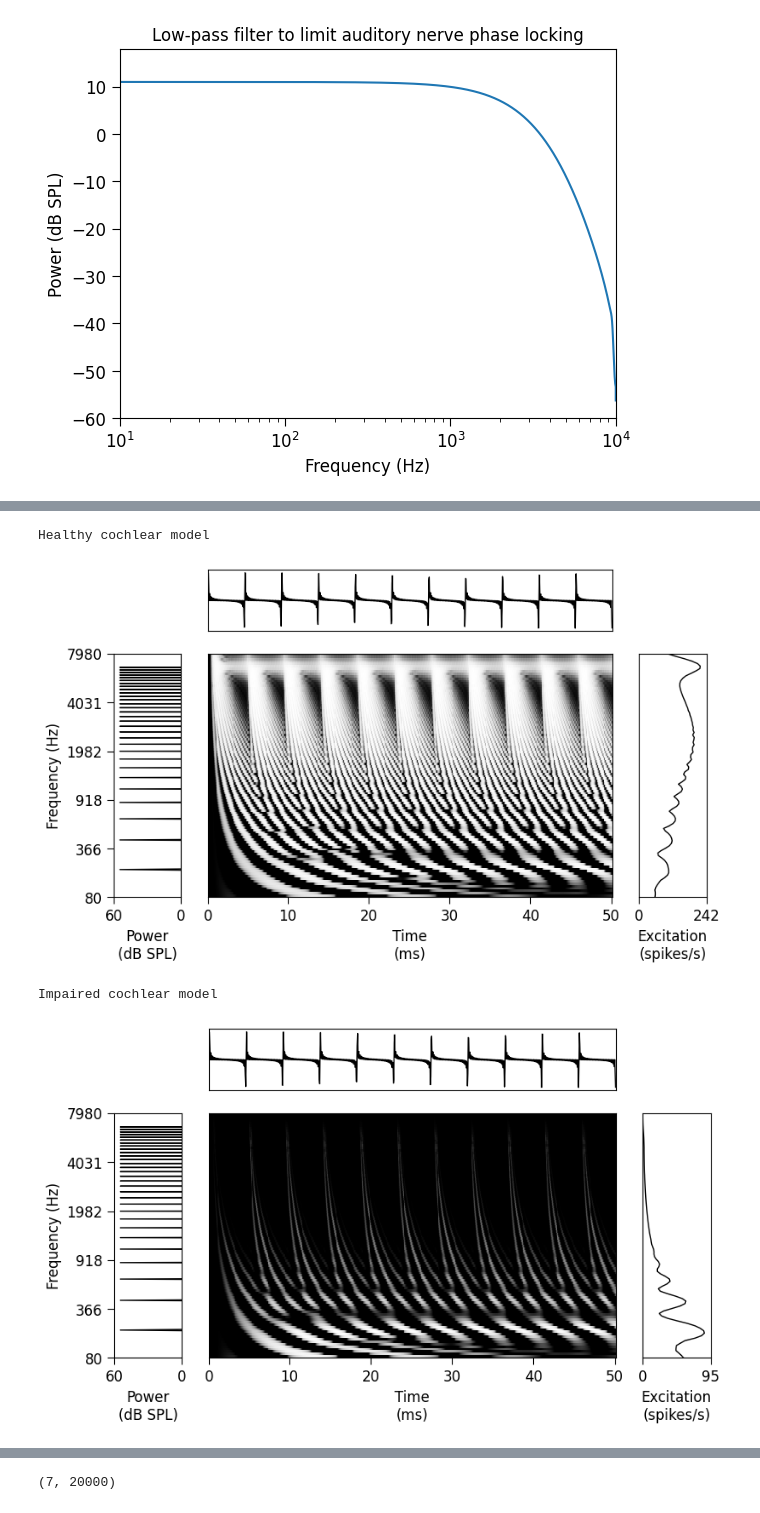
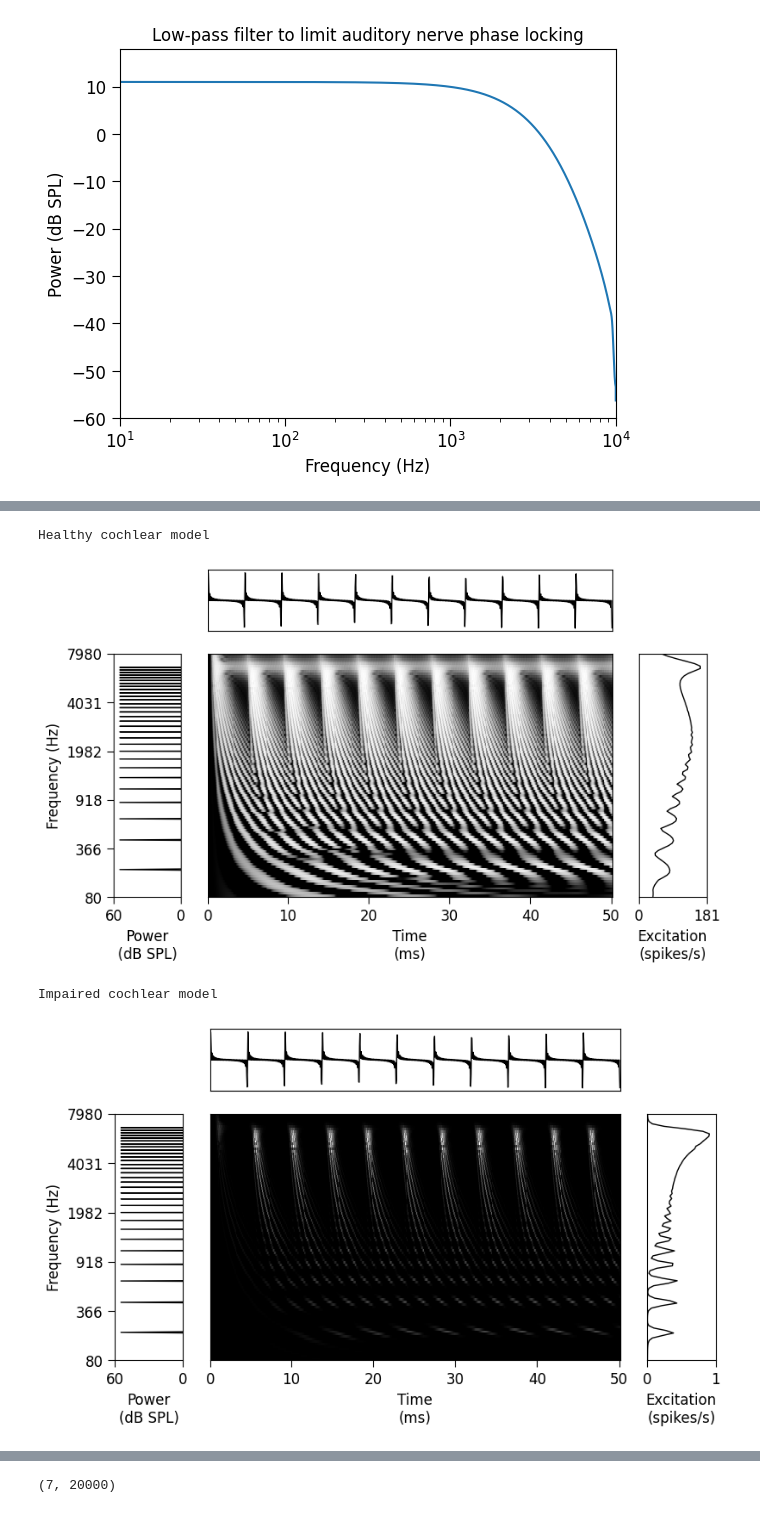
Before and after one commit to msaddler/auditory_model_tutorial, a Jupyter notebook: DEV.ipynb, the cells around one changed output, grey strips where cells are left out. Drawn from its saved outputs; the diff is of its cells as text; code cells hidden in the pictures.

```diff
--- a/DEV.ipynb
+++ b/DEV.ipynb
@@ -382,15 +355,24 @@ plt.show()
 # %%
+"""
+In the healthy ear, outer hair cells (OHCs) act as a cochlear amplifier,
+boosting responses to quiet sounds. Sensorineural hearing loss often
+involves the death or dysfunction of OHCs, resulting in elevated thresholds
+and a reduced dynamic range. We can simulate these effects by adjusting
+the rate-level function parameters.
+"""
+
 fig, ax = plt.subplots()
-for threshold in [0, 10, 20, 30, 40, 50, 60, 70]:
-    dynamic_range = 80.0 - threshold
+healthy_threshold = 0.0
+healthy_dynamic_range = 80.0
+for dbhl in np.arange(0, 75, 10):
     rate_level_function = modules.SigmoidRateLevelFunction(
         rate_spont=0.0,
         rate_max=250.0,
-        threshold=threshold,
-        dynamic_range=dynamic_range,
+        threshold=healthy_threshold + dbhl,
+        dynamic_range=healthy_dynamic_range - dbhl,
         dtype=torch.float32,
     ).to(device)
-    x_db = np.arange(-10, 101)
+    x_db = np.arange(-20, 121)
     x_pa = 20e-6 * (10 ** (x_db / 20))
     x_pa_torch = torch.as_tensor(
         x_pa,
@@ -399,13 +381,13 @@ for threshold in [0, 10, 20, 30, 40, 50, 60, 70]:
     )
     y_torch = rate_level_function(x_pa_torch[None, None, :])[0, 0, :]
     y = y_torch.detach().cpu().numpy()
-    ax.plot(x_db, y, label=f"{threshold=} dB SPL")
-ax.legend()
+    ax.plot(x_db, y, label=f"{dbhl} dB HL")
+ax.legend(title="Hearing loss")
 ax = utils.format_axes(
     ax,
     str_xlabel="Sound pressure level (dB SPL)",
     str_ylabel="Auditory nerve firing rate (spike/s)",
-    str_title="Sigmoid rate-level function",
+    str_title="Sigmoid rate-level function (loss of cochear amplification)",
 )
 plt.show()
 # %% [output]
@@ -460,8 +423,8 @@ class CochlearModel(torch.nn.Module):
         fir_dur=0.05,
         cfs=utils.erbspace(8e1, 8e3, 100),
         bw_mult=1.0,
-        compression_power=0.3,
         threshold=0.0,
+        dynamic_range=80.0,
         dtype=torch.float32,
     ):
         """
@@ -474,8 +437,8 @@ class CochlearModel(torch.nn.Module):
         fir_dur (float): duration of finite impulse responses for filtering (s)
         cfs (np.ndarray): characteristic frequencies of the cochlear filters (Hz)
         bw_mult (float): scales cochlear filter bandwidths
-        compression_power (float): power of the compression applied to filterbank outputs
         threshold (float): absolute threshold of auditory nerve fibers (dB SPL)
+        dynamic_range (float): auditory nerve fiber dynamic range (dB)
         dtype (torch.dtype): datatype for internal intensors and inputs
         """
         super().__init__()
@@ -501,10 +464,8 @@ class CochlearModel(torch.nn.Module):
             rate_spont=0.0,
             rate_max=250.0,
             threshold=threshold,
-            dynamic_range=60.0,
+            dynamic_range=dynamic_range,
             dynamic_range_interval=0.95,
-            compression_power_default=0.3,
-            compression_power=compression_power,
             dtype=dtype,
         )
 
@@ -590,18 +550,16 @@ cfs = utils.erbspace(8e1, 8e3, 100)
 cochlear_model_healthy = CochlearModel(
     sr_input=sr,
     cfs=cfs,
-    compression_power=0.3,
-    bw_mult=1.0,
+    threshold=0.0,
+    dynamic_range=80.0,
 ).to(device)
 
 # Construct an impaired cochlear model
 cochlear_model_impaired = CochlearModel(
     sr_input=sr,
     cfs=cfs,
-    # compression_power=1.0,
-    # bw_mult=1.0,
-    compression_power=np.linspace(0.3, 1.0, len(cfs)),
-    bw_mult=np.linspace(1.0, 3.0, len(cfs)),
+    threshold=60.0,
+    dynamic_range=20.0,
 ).to(device)
 
 # Define a stimulus to play to both cochlear models
@@ -614,35 +572,35 @@ x = utils.harmonic_complex_tone(
 )
 x = utils.set_dbspl(x, 70)
 
 # Run the stimulus through both cochlear models
 x_tensor = torch.as_tensor(x, device=device, dtype=torch.float32)[None, ...]
 x_nervegram_healthy = cochlear_model_healthy(x_tensor)[0].detach().cpu().numpy()
 x_nervegram_impaired = cochlear_model_impaired(x_tensor)[0].detach().cpu().numpy()
 
 # Visualize both auditory nerve representations
 print("Healthy cochlear model")
 fig, ax_arr = utils.make_nervegram_plot(
     waveform=x,
     nervegram=x_nervegram_healthy,
     sr_waveform=cochlear_model_healthy.sr_input,
     sr_nervegram=cochlear_model_healthy.sr_output,
     cfs=cochlear_model_healthy.cfs,
 )
 plt.show()
 print("Impaired cochlear model")
 fig, ax_arr = utils.make_nervegram_plot(
     waveform=x,
     nervegram=x_nervegram_impaired,
     sr_waveform=cochlear_model_healthy.sr_input,
     sr_nervegram=cochlear_model_healthy.sr_output,
     cfs=cochlear_model_healthy.cfs,
 )
 plt.show()
 # %% [output]
 Healthy cochlear model
-[figure, old version]
+[figure, new version]
 Impaired cochlear model
-[figure, old version]
+[figure, new version]
 # %%
 """
 A reasonable objective for a hearing aid would be to process audio
```
Also changed, not shown: parts of 16 cells of this notebook, 1 other file.
